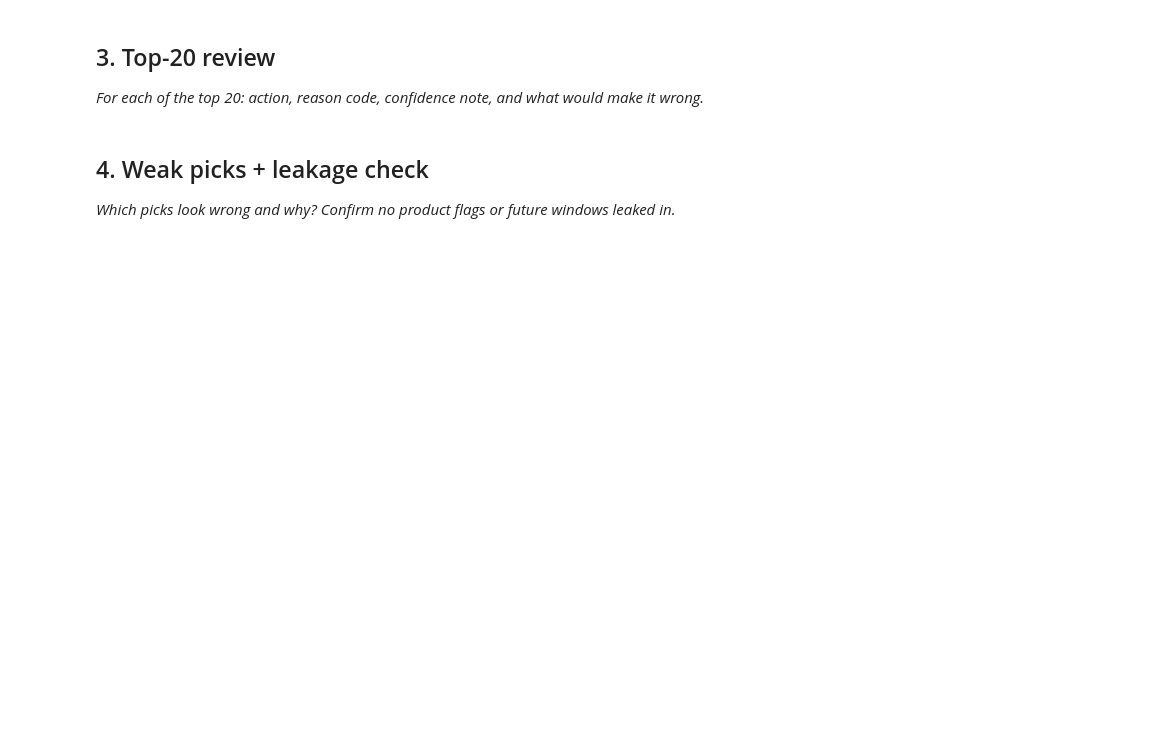
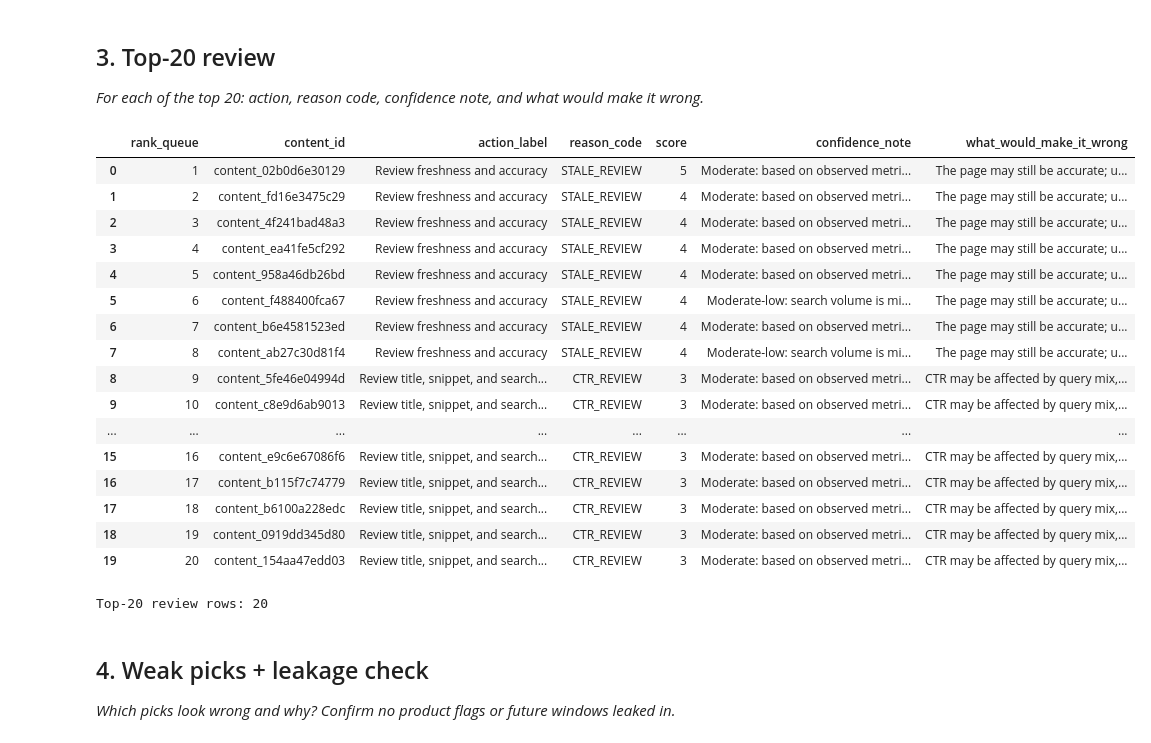
Before and after one commit to Aanvi02/ML-work, a Jupyter notebook: work/notebooks/w04_baseline_score.ipynb, the cells around one changed output. Saved outputs shown, nothing was run; the diff lists cells and outputs as text; code cells hidden in the pictures; blank space fills up the shorter version.

```diff
--- a/work/notebooks/w04_baseline_score.ipynb
+++ b/work/notebooks/w04_baseline_score.ipynb
@@ -30,3 +252,60 @@ This skeleton is yours to fill. Work the sections **in order** — each one has
+# %%
+
+# ML-07 — Human review of the top 20
+top20 = scored.head(20).copy()
+
+def confidence_note(row):
+    if row["impressions_90d"] < 100:
+        return "Low: limited impression volume"
+    if pd.isna(row["search_volume"]):
+        return "Moderate-low: search volume is missing"
+    return "Moderate: based on observed metrics; validate manually"
+
+def could_be_wrong(row):
+    if row["reason_code"] == "STALE_REVIEW":
+        return "The page may still be accurate; update date alone does not prove decay."
+    if row["reason_code"] == "CTR_REVIEW":
+        return "CTR may be affected by query mix, SERP features, or position differences."
+    if row["reason_code"] == "VOLUME_REVIEW":
+        return "Search demand may be competitive or poorly matched to this page."
+    return "No strong rule signal; manual context may change the priority."
+
+top20["confidence_note"] = top20.apply(confidence_note, axis=1)
+top20["what_would_make_it_wrong"] = top20.apply(could_be_wrong, axis=1)
+
+review_columns = [
+    "rank_queue",
+    "content_id",
+    "action_label",
+    "reason_code",
+    "score",
+    "confidence_note",
+    "what_would_make_it_wrong"
+]
+
+display(top20[review_columns])
+
+print("Top-20 review rows:", len(top20))
+assert len(top20) == min(20, len(scored))
+# %% [output]
+|  | rank_queue | content_id | action_label | reason_code | score | confidence_note | what_would_make_it_wrong |
+| 0 | 1 | content_02b0d6e30129 | Review freshness and accuracy | STALE_REVIEW | 5 | Moderate: based on observed metri... | The page may still be accurate; u... |
+| 1 | 2 | content_fd16e3475c29 | Review freshness and accuracy | STALE_REVIEW | 4 | Moderate: based on observed metri... | The page may still be accurate; u... |
+| 2 | 3 | content_4f241bad48a3 | Review freshness and accuracy | STALE_REVIEW | 4 | Moderate: based on observed metri... | The page may still be accurate; u... |
+| 3 | 4 | content_ea41fe5cf292 | Review freshness and accuracy | STALE_REVIEW | 4 | Moderate: based on observed metri... | The page may still be accurate; u... |
+| 4 | 5 | content_958a46db26bd | Review freshness and accuracy | STALE_REVIEW | 4 | Moderate: based on observed metri... | The page may still be accurate; u... |
+| 5 | 6 | content_f488400fca67 | Review freshness and accuracy | STALE_REVIEW | 4 | Moderate-low: search volume is mi... | The page may still be accurate; u... |
+| 6 | 7 | content_b6e4581523ed | Review freshness and accuracy | STALE_REVIEW | 4 | Moderate: based on observed metri... | The page may still be accurate; u... |
+| 7 | 8 | content_ab27c30d81f4 | Review freshness and accuracy | STALE_REVIEW | 4 | Moderate-low: search volume is mi... | The page may still be accurate; u... |
+| 8 | 9 | content_5fe46e04994d | Review title, snippet, and search... | CTR_REVIEW | 3 | Moderate: based on observed metri... | CTR may be affected by query mix,... |
+| 9 | 10 | content_c8e9d6ab9013 | Review title, snippet, and search... | CTR_REVIEW | 3 | Moderate: based on observed metri... | CTR may be affected by query mix,... |
+| ... | ... | ... | ... | ... | ... | ... | ... |
+| 15 | 16 | content_e9c6e67086f6 | Review title, snippet, and search... | CTR_REVIEW | 3 | Moderate: based on observed metri... | CTR may be affected by query mix,... |
+| 16 | 17 | content_b115f7c74779 | Review title, snippet, and search... | CTR_REVIEW | 3 | Moderate: based on observed metri... | CTR may be affected by query mix,... |
+| 17 | 18 | content_b6100a228edc | Review title, snippet, and search... | CTR_REVIEW | 3 | Moderate: based on observed metri... | CTR may be affected by query mix,... |
+| 18 | 19 | content_0919dd345d80 | Review title, snippet, and search... | CTR_REVIEW | 3 | Moderate: based on observed metri... | CTR may be affected by query mix,... |
+| 19 | 20 | content_154aa47edd03 | Review title, snippet, and search... | CTR_REVIEW | 3 | Moderate: based on observed metri... | CTR may be affected by query mix,... |
+Top-20 review rows: 20
 # %% [markdown]
 ## 4. Weak picks + leakage check
 
```
Also changed, not shown: parts of 11 cells of this notebook.
